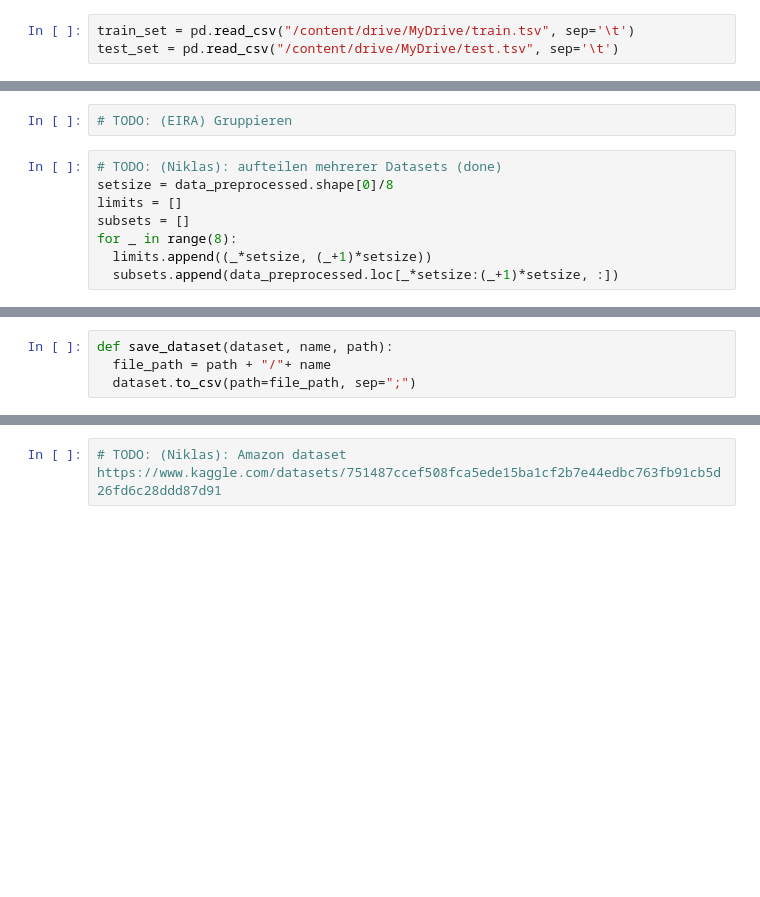
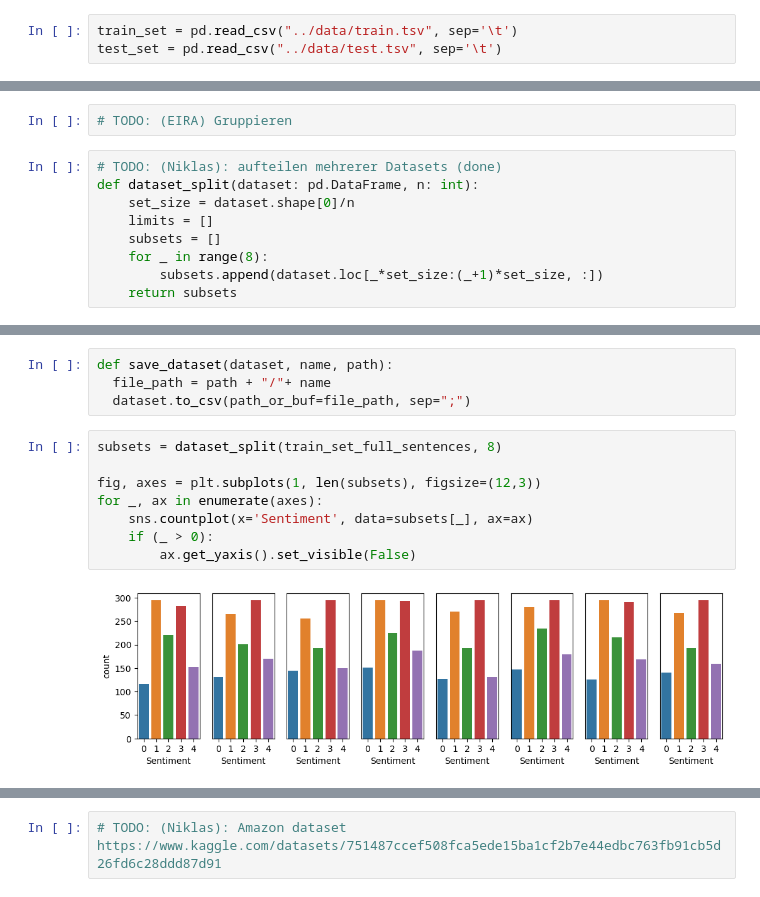
Before and after one commit to nklsKrmnn/LSC_Sentiment_Analysis, a Jupyter notebook: notebooks/ExploratoryDataAnalysis.ipynb, the cells around one changed output, grey strips where cells are left out. Saved outputs shown, nothing was run; the diff lists cells and outputs as text; blank space fills up the shorter version.

Commit message:
Balancing und abspeichern der Datasets 2

```diff
--- a/notebooks/ExploratoryDataAnalysis.ipynb
+++ b/notebooks/ExploratoryDataAnalysis.ipynb
@@ -22,6 +15,6 @@ device
 # %%
-train_set = pd.read_csv("/content/drive/MyDrive/train.tsv", sep='\t')
-test_set = pd.read_csv("/content/drive/MyDrive/test.tsv", sep='\t')
+train_set = pd.read_csv("../data/train.tsv", sep='\t')
+test_set = pd.read_csv("../data/test.tsv", sep='\t')
 # %%
 train_set.info()
 # %% [output]
@@ -89,9 +82,10 @@ sns.countplot(x='Sentiment', data=train_set_full_sentences)
 # TODO: (EIRA) Gruppieren
 # %%
 # TODO: (Niklas): aufteilen mehrerer Datasets (done)
-setsize = data_preprocessed.shape[0]/8
-limits = []
-subsets = []
-for _ in range(8):
-  limits.append((_*setsize, (_+1)*setsize))
-  subsets.append(data_preprocessed.loc[_*setsize:(_+1)*setsize, :])
+def dataset_split(dataset: pd.DataFrame, n: int):
+    set_size = dataset.shape[0]/n
+    limits = []
+    subsets = []
+    for _ in range(8):
+        subsets.append(dataset.loc[_*set_size:(_+1)*set_size, :])
+    return subsets
@@ -103,4 +118,14 @@ trainset_complete = pd.concat(subsets[:6])
 # %%
 def save_dataset(dataset, name, path):
   file_path = path + "/"+ name
-  dataset.to_csv(path=file_path, sep=";")
+  dataset.to_csv(path_or_buf=file_path, sep=";")
+# %%
+subsets = dataset_split(train_set_full_sentences, 8)
+
+fig, axes = plt.subplots(1, len(subsets), figsize=(12,3))
+for _, ax in enumerate(axes):
+    sns.countplot(x='Sentiment', data=subsets[_], ax=ax)
+    if (_ > 0):
+        ax.get_yaxis().set_visible(False)
+# %% [output]
+[figure, added]
```
Also changed, not shown: parts of 7 cells of this notebook, 5 other files.
